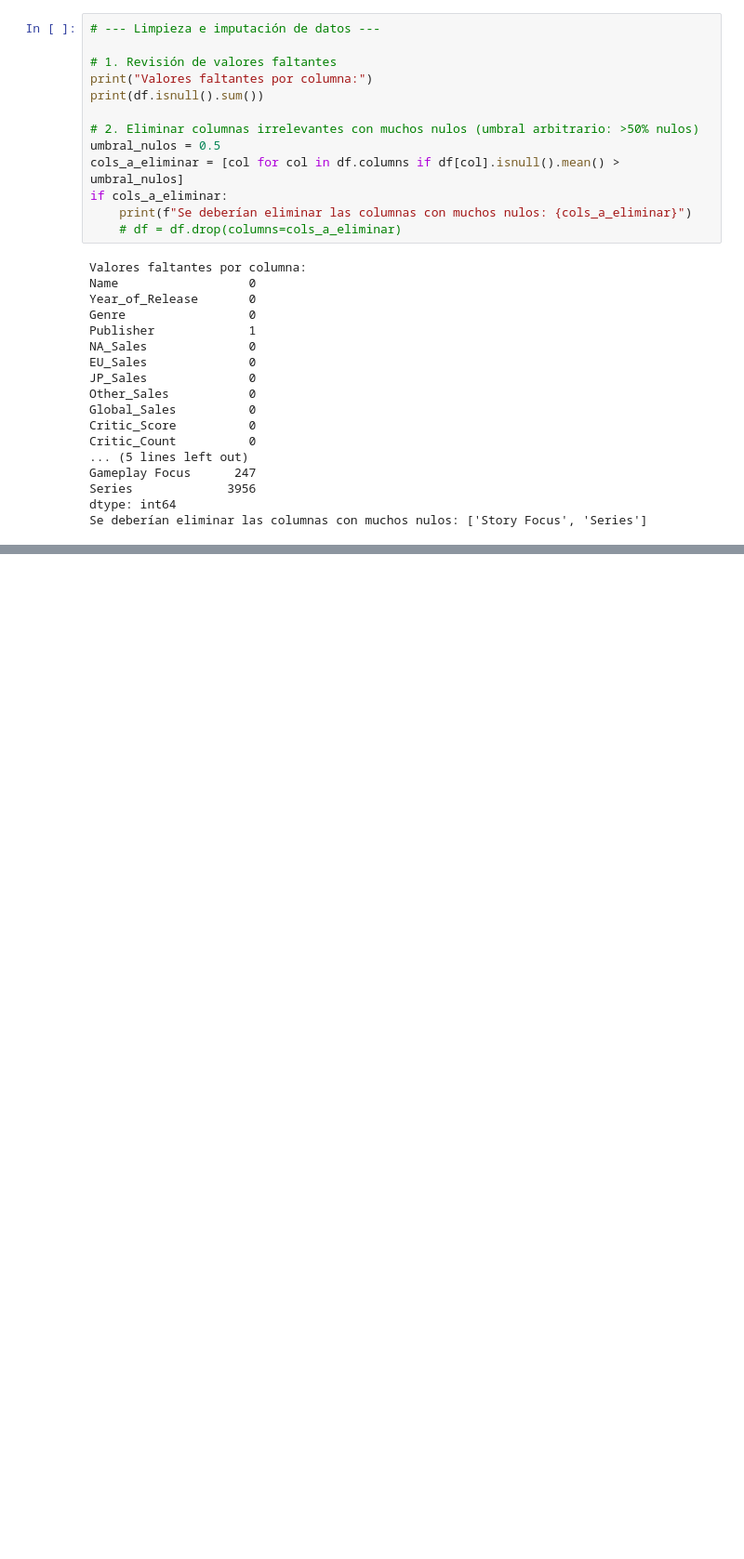
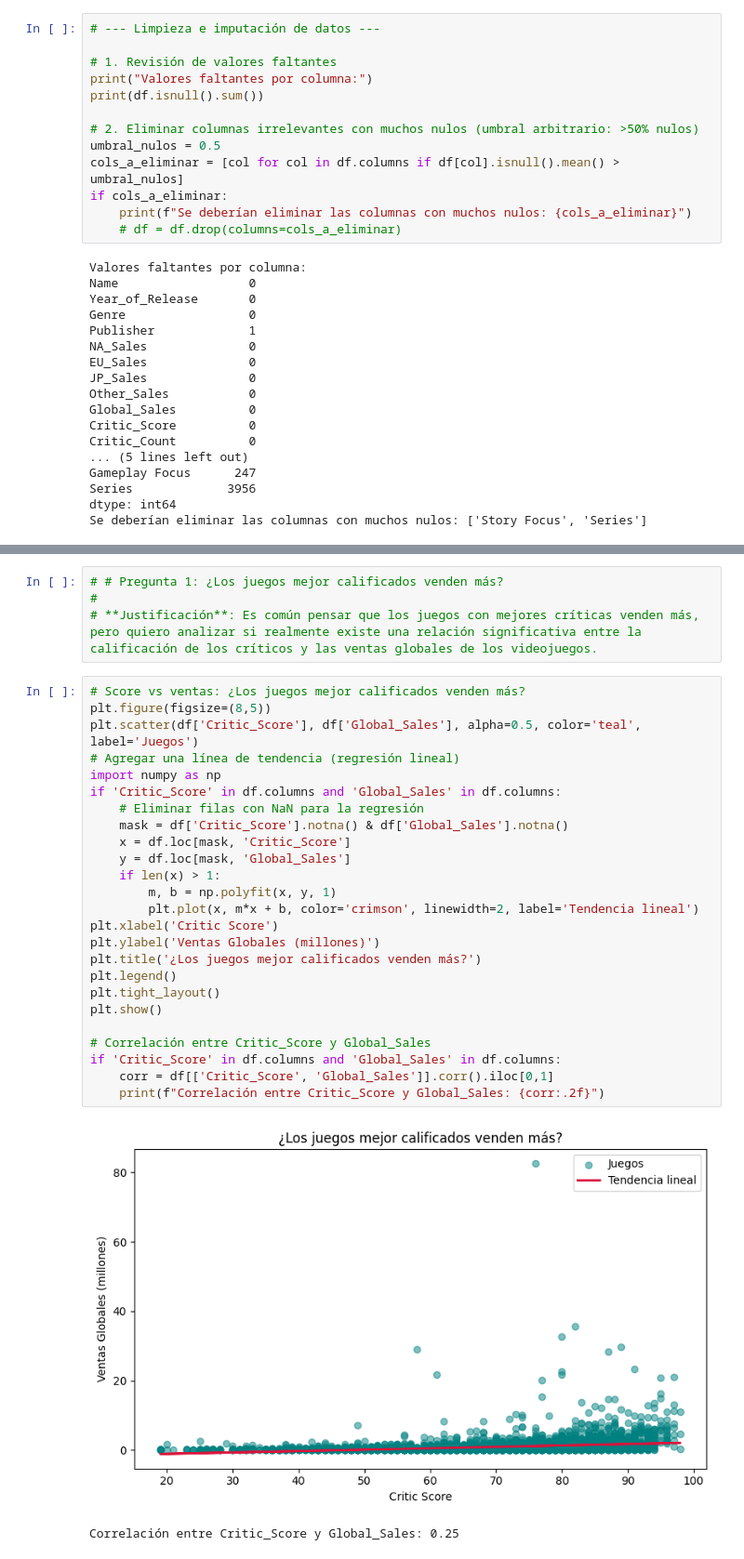
Before and after one commit to maxidalesio/coderhouse_datascience_mdalesio, a Jupyter notebook: analisis_videogames.ipynb, the cells around one changed output, grey strips where cells are left out. Shown: that part at 93% size. Drawn from its saved outputs; the diff is of its cells as text; blank space fills up the shorter version.

Commit message:
Agregado de hipotesis y preguntas 2 y 3

```diff
--- a/analisis_videogames.ipynb
+++ b/analisis_videogames.ipynb
@@ -318 +375,33 @@ plt.show()
+# %%
+# # Pregunta 1: ¿Los juegos mejor calificados venden más?
+#
+# **Justificación**: Es común pensar que los juegos con mejores críticas venden más, pero quiero analizar si realmente existe una relación significativa entre la calificación de los críticos y las ventas globales de los videojuegos.
+# %%
+# Score vs ventas: ¿Los juegos mejor calificados venden más?
+plt.figure(figsize=(8,5))
+plt.scatter(df['Critic_Score'], df['Global_Sales'], alpha=0.5, color='teal', label='Juegos')
+# Agregar una línea de tendencia (regresión lineal)
+import numpy as np
+if 'Critic_Score' in df.columns and 'Global_Sales' in df.columns:
+    # Eliminar filas con NaN para la regresión
+    mask = df['Critic_Score'].notna() & df['Global_Sales'].notna()
+    x = df.loc[mask, 'Critic_Score']
+    y = df.loc[mask, 'Global_Sales']
+    if len(x) > 1:
+        m, b = np.polyfit(x, y, 1)
+        plt.plot(x, m*x + b, color='crimson', linewidth=2, label='Tendencia lineal')
+plt.xlabel('Critic Score')
+plt.ylabel('Ventas Globales (millones)')
+plt.title('¿Los juegos mejor calificados venden más?')
+plt.legend()
+plt.tight_layout()
+plt.show()
+
+# Correlación entre Critic_Score y Global_Sales
+if 'Critic_Score' in df.columns and 'Global_Sales' in df.columns:
+    corr = df[['Critic_Score', 'Global_Sales']].corr().iloc[0,1]
+    print(f"Correlación entre Critic_Score y Global_Sales: {corr:.2f}")
+# %% [output]
+[figure, added]
+Correlación entre Critic_Score y Global_Sales: 0.25
 # %%
```
Also changed, not shown: parts of 16 cells of this notebook.
